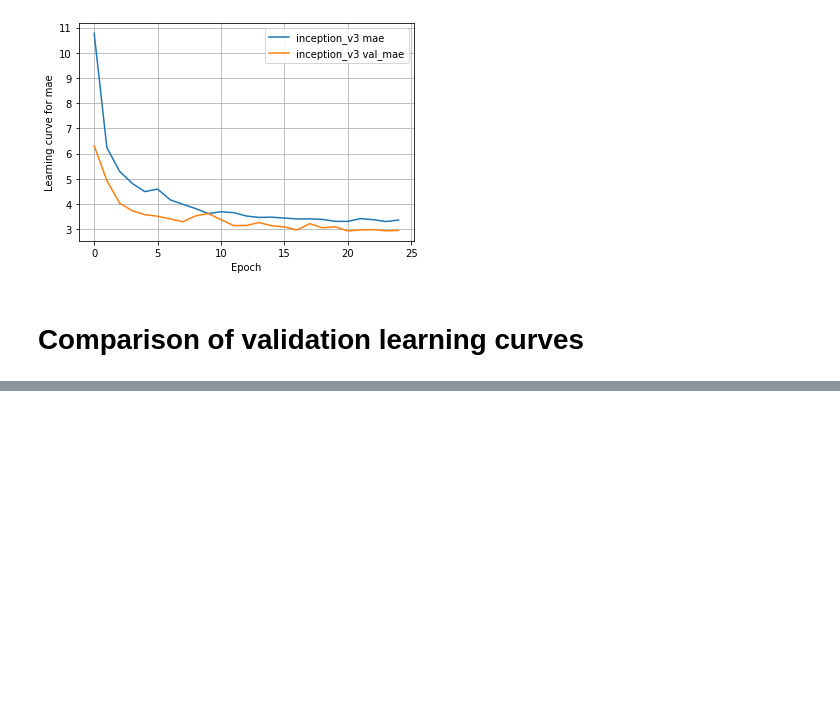
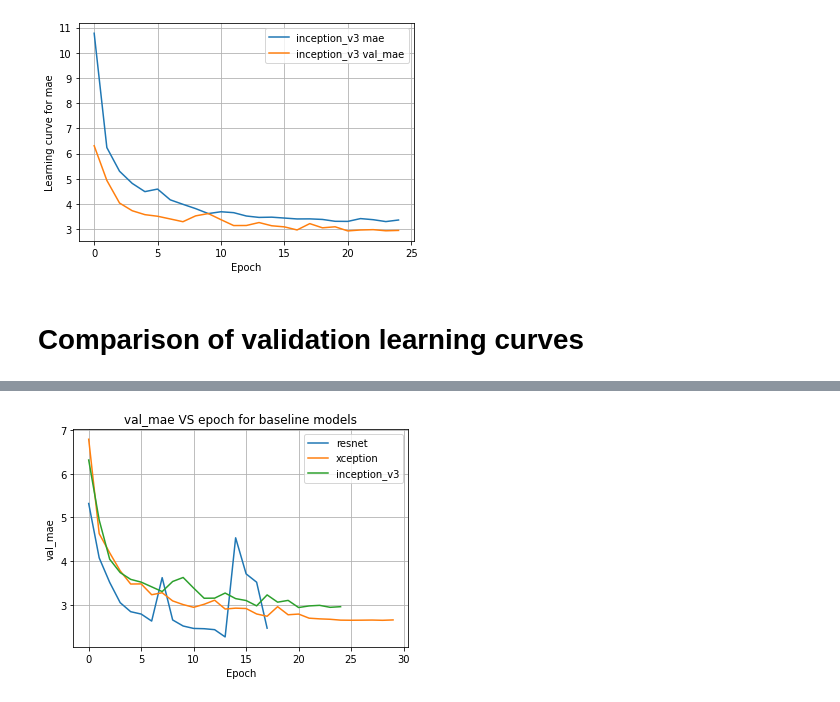
Before and after one commit to PashaIanko/Kaggle.CrowdCounting, a Jupyter notebook: 1_model_comparison.ipynb, the cells around one changed output, grey strips where cells are left out. Cells and saved outputs as stored; diff of their text form; code cells hidden in the pictures; blank space fills up the shorter version.

```diff
--- a/1_model_comparison.ipynb
+++ b/1_model_comparison.ipynb
@@ -677,0 +699,13 @@ for model_name, model_object in MODELS.items():
+# %%
+compare_learning_curve(
+    {
+        model_name: os.path.join(
+            manager.models_trial_path,
+            f'{model_object.name}.csv'
+        )
+        for model_name, model_object in MODELS.items()
+    },
+    metrics_='val_mae'
+)
+# %% [output]
+[figure, added]
```
Also changed, not shown: parts of 2 cells of this notebook.
